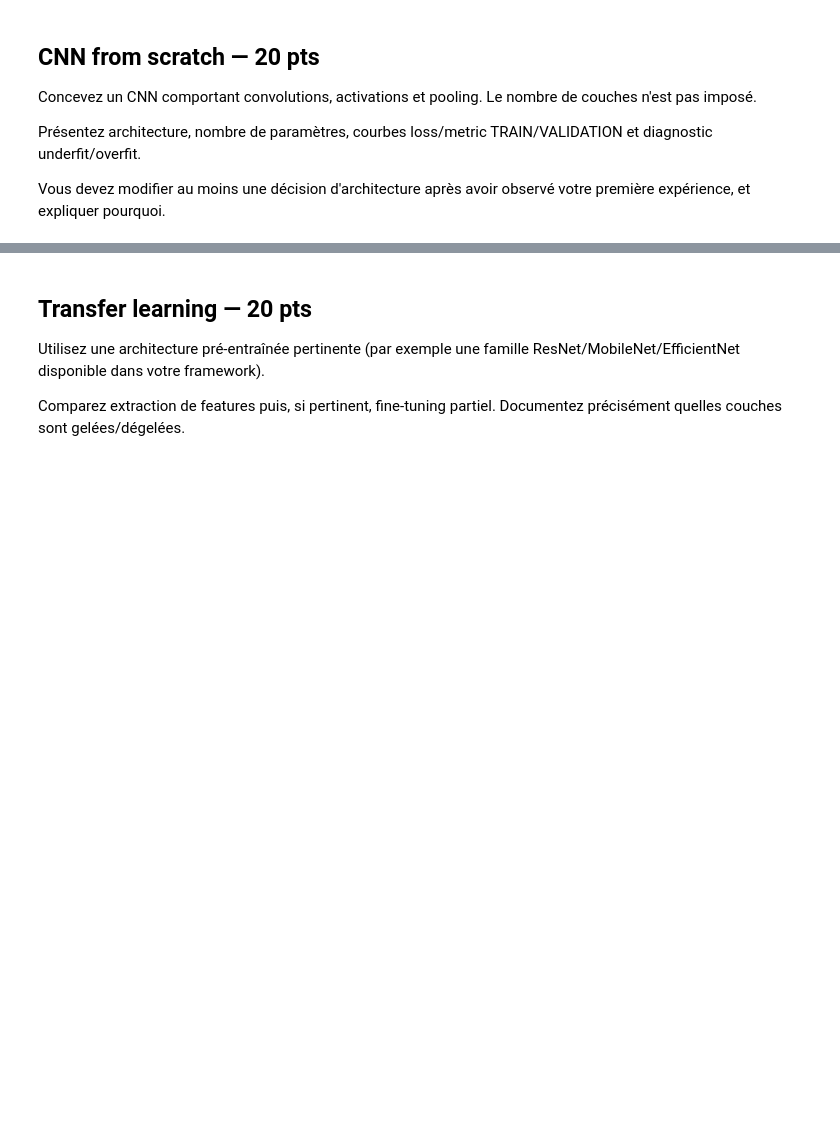
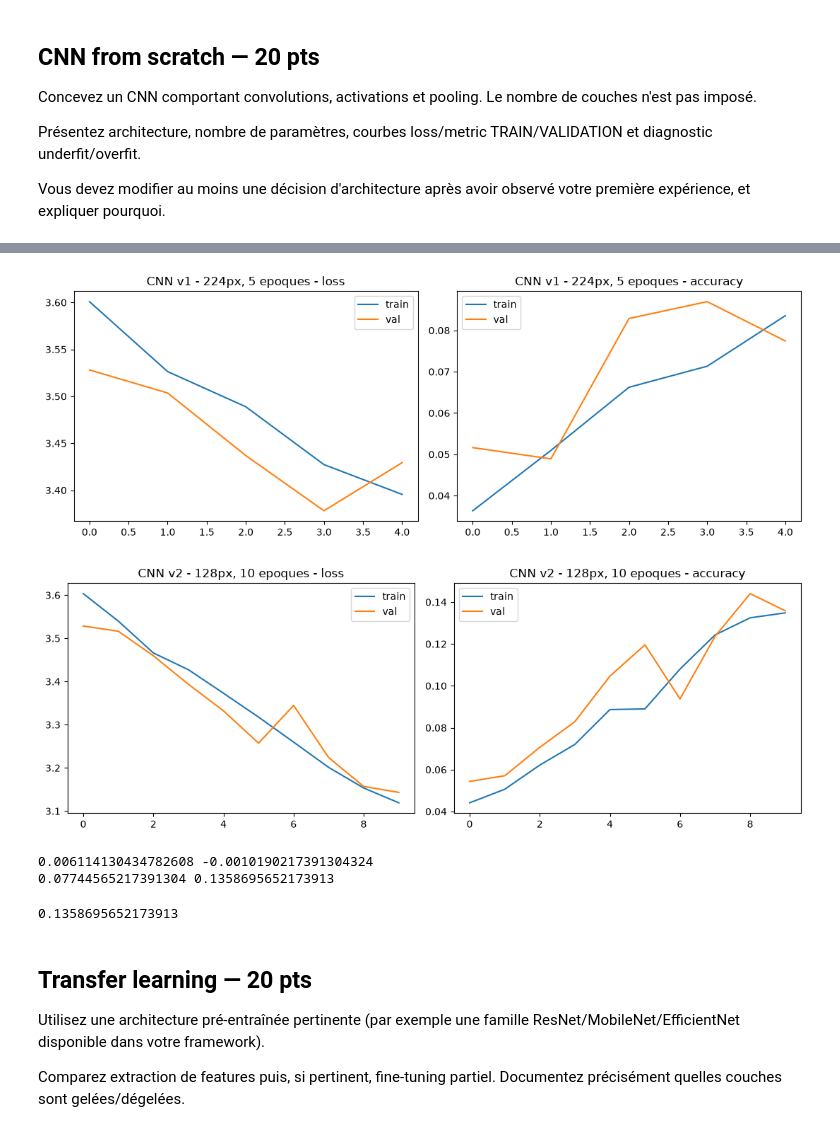
Before and after one commit to hamzabouhouch1003/Training01, a Jupyter notebook: PACK_4_TP_NOTES_IA_4A_OPTION_DEVELOPPEUR/TP_NOTE_S8_CNN_OXFORD_PETS_UK.ipynb, the cells around one changed output, grey strips where cells are left out. Saved outputs shown, nothing was run; the diff lists cells and outputs as text; code cells hidden in the pictures; blank space fills up the shorter version.

```diff
--- a/PACK_4_TP_NOTES_IA_4A_OPTION_DEVELOPPEUR/TP_NOTE_S8_CNN_OXFORD_PETS_UK.ipynb
+++ b/PACK_4_TP_NOTES_IA_4A_OPTION_DEVELOPPEUR/TP_NOTE_S8_CNN_OXFORD_PETS_UK.ipynb
@@ -144,3 +234,27 @@ Présentez architecture, nombre de paramètres, courbes loss/metric TRAIN/VALIDA
 Vous devez modifier au moins une décision d'architecture après avoir observé votre première expérience, et expliquer pourquoi.
 # %%
 # Votre travail expérimental ici
+import torch.nn as nn
+
+class SimpleCNN_v1(nn.Module):
+    def __init__(self, n_classes):
+        super().__init__()
+        self.features = nn.Sequential(
+            nn.Conv2d(3, 32, 3, padding=1), nn.BatchNorm2d(32), nn.ReLU(), nn.MaxPool2d(2),
+            nn.Conv2d(32, 64, 3, padding=1), nn.BatchNorm2d(64), nn.ReLU(), nn.MaxPool2d(2),
+            nn.Conv2d(64, 128, 3, padding=1), nn.BatchNorm2d(128), nn.ReLU(), nn.MaxPool2d(2),
+            nn.Conv2d(128, 256, 3, padding=1), nn.BatchNorm2d(256), nn.ReLU(), nn.MaxPool2d(2),
+        )
+        self.classifier = nn.Sequential(
+            nn.AdaptiveAvgPool2d(1), nn.Flatten(),
+            nn.Linear(256, 256), nn.ReLU(), nn.Dropout(0.3),
+            nn.Linear(256, n_classes)
+        )
+    def forward(self, x):
+        return self.classifier(self.features(x))
+
+def count_params(model):
+    return sum(p.numel() for p in model.parameters() if p.requires_grad)
+
+model_v1 = SimpleCNN_v1(N_CLASSES)
+print(count_params(model_v1))
@@ -146,0 +416,21 @@ Vous devez modifier au moins une décision d'architecture après avoir observé
+# %%
+def plot_history(history, title):
+    fig, axes = plt.subplots(1, 2, figsize=(11, 4))
+    axes[0].plot(history["train_loss"], label="train"); axes[0].plot(history["val_loss"], label="val")
+    axes[0].set_title(f"{title} - loss"); axes[0].legend()
+    axes[1].plot(history["train_acc"], label="train"); axes[1].plot(history["val_acc"], label="val")
+    axes[1].set_title(f"{title} - accuracy"); axes[1].legend()
+    plt.tight_layout(); plt.show()
+
+plot_history(history_v1, "CNN v1 - 224px, 5 epoques")
+plot_history(history_v2, "CNN v2 - 128px, 10 epoques")
+
+gap_v1 = history_v1["train_acc"][-1] - history_v1["val_acc"][-1]
+gap_v2 = history_v2["train_acc"][-1] - history_v2["val_acc"][-1]
+print(gap_v1, gap_v2)
+print(history_v1["val_acc"][-1], history_v2["val_acc"][-1])
+# %% [output]
+[figure, added]
+[figure, added]
+0.006114130434782608 -0.0010190217391304324
+0.07744565217391304 0.1358695652173913
@@ -147,3 +463,9 @@ Vous devez modifier au moins une décision d'architecture après avoir observé
+# %%
+best_scratch_model = model_v2
+best_scratch_history = history_v2
+print(best_scratch_history["val_acc"][-1])
+# %% [output]
+0.1358695652173913
 # %% [markdown]
 ## Transfer learning — 20 pts
 
```
Also changed, not shown: parts of 9 cells of this notebook.
